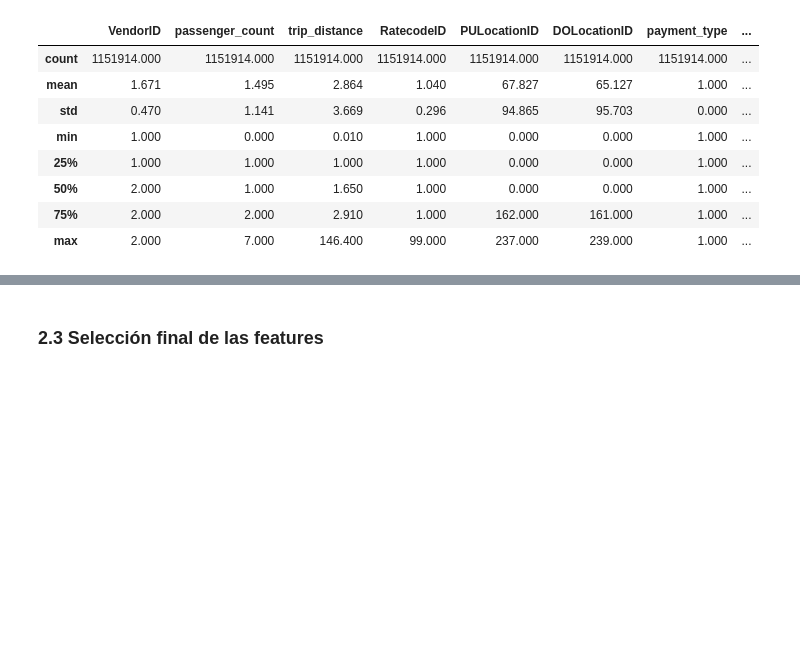
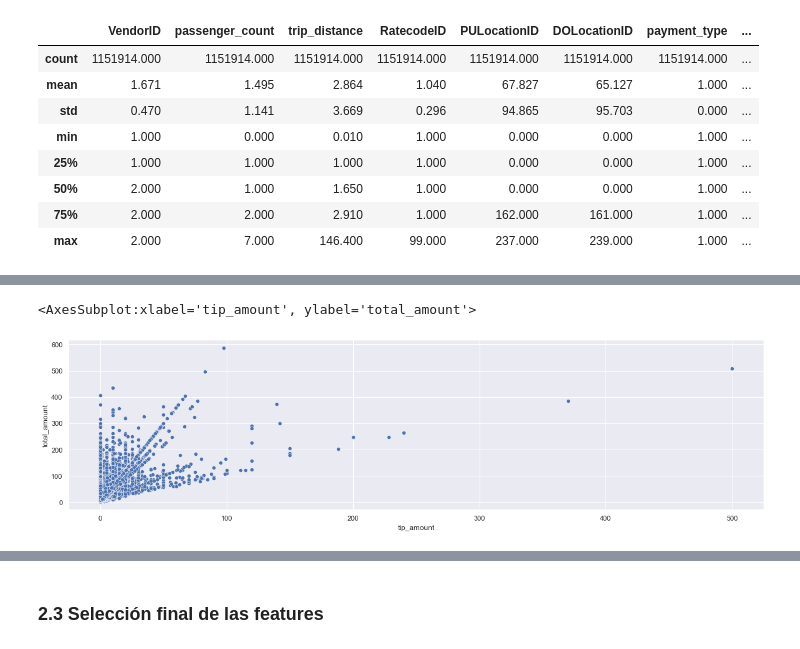
Before and after one commit to santiagobiobot/uba-ia-add-tpfinal, a Jupyter notebook: TP-final-Carlos.ipynb, the cells around one changed output, grey strips where cells are left out. Drawn from its saved outputs; the diff is of its cells as text; code cells hidden in the pictures; blank space fills up the shorter version.

```diff
--- a/TP-final-Carlos.ipynb
+++ b/TP-final-Carlos.ipynb
@@ -734,0 +756,7 @@ df.describe()
+# %%
+# Grafico de propinas vs total_cobrado.
+plt.figure(figsize=(20,5))
+sns.scatterplot(x='tip_amount', y='total_amount', data=df)
+# %% [output]
+<AxesSubplot:xlabel='tip_amount', ylabel='total_amount'>
+[figure, added]
```
Also changed, not shown: parts of 11 cells of this notebook.
